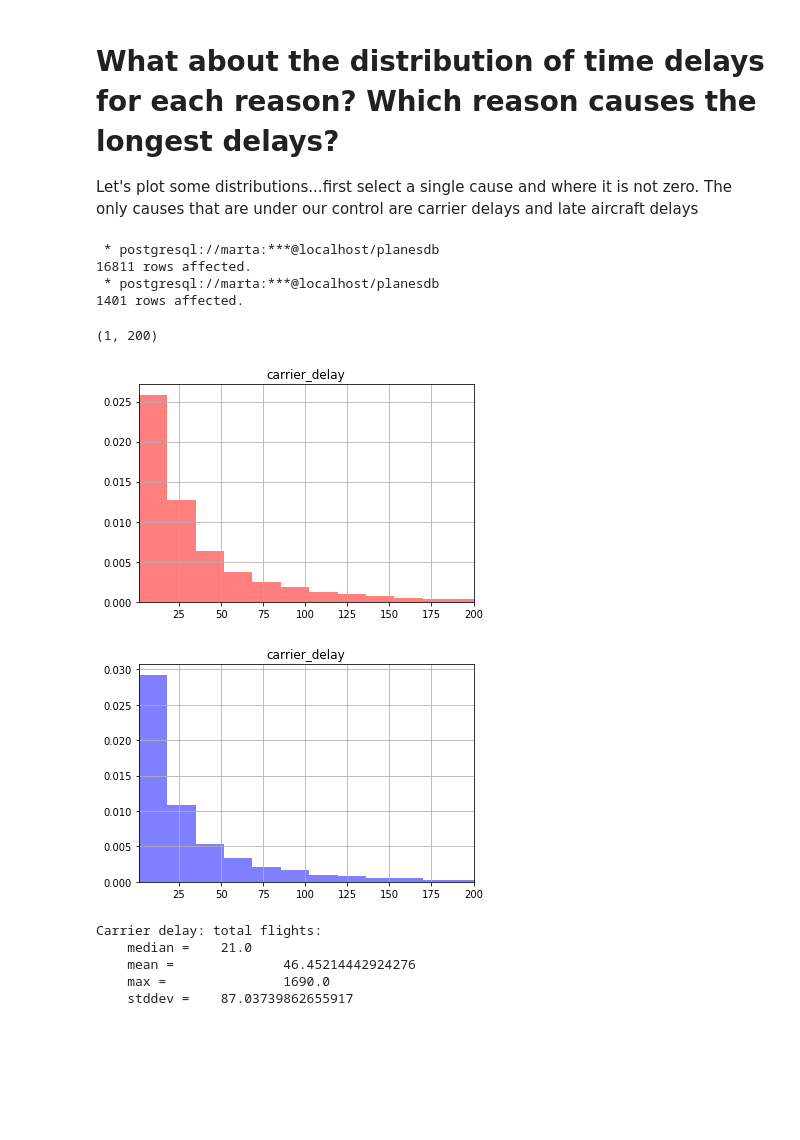
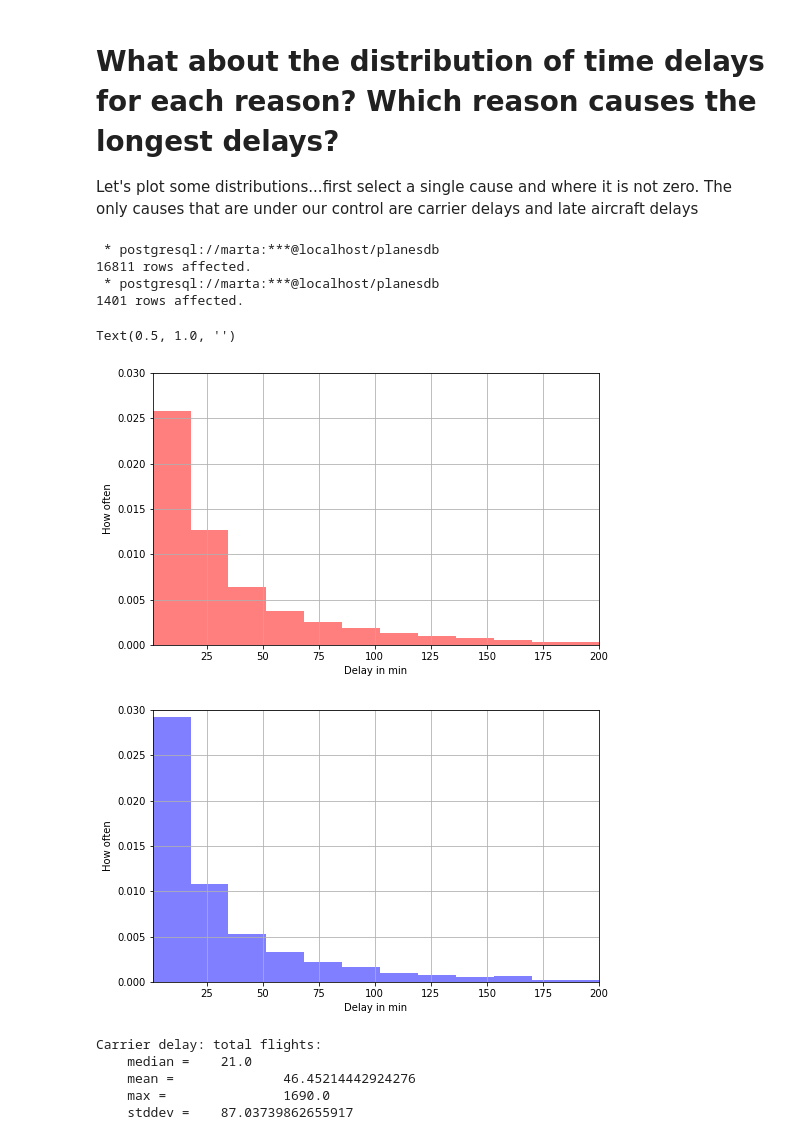
Before and after one commit to mmosc/flights, a Jupyter notebook: analysis.ipynb, the cells around one changed output. Drawn from its saved outputs; the diff is of its cells as text; code cells hidden in the pictures; blank space fills up the shorter version.

```diff
--- a/analysis.ipynb
+++ b/analysis.ipynb
@@ -80,22 +101,36 @@ Let's plot some distributions...first select a single cause and where it is not
 # %%
 output = %sql SELECT carrier_delay FROM sfo WHERE carrier_delay != 0;
 carrier_total = output.DataFrame()
 output = %sql SELECT carrier_delay FROM sfo WHERE op_unique_carrier='AA' AND carrier_delay != 0;
 carrier_aa = output.DataFrame()
 
-histogram = carrier_total.hist(column=['carrier_delay'], density=True,bins=100,alpha=0.5,color='red')
+histogram = carrier_total.hist(column=['carrier_delay'], density=True,bins=100,alpha=0.5,color='red',figsize=(8,5))
 histogram[0][0].set_xlim((1,200))
+histogram[0][0].set_ylim((0,0.03))
+plt.xlabel('Delay in min')
+plt.ylabel('How often')
 
-histogram = carrier_aa.hist(column=['carrier_delay'], density=True,bins=100,alpha=0.5,color='blue')
+plt.title(None)
+plt.savefig('./presentation/figures/carrier_total.pdf')
+#ax.legend(["Carrier Delay", "Weather Delay", "NAS Delay", "Security Delay", "Late Aircraft Delay"], bbox_to_anchor=(1.5,0.3),loc="upper right");
+#plt.savefig('./presentation/figures/pie_total.pdf')
+
+histogram = carrier_aa.hist(column=['carrier_delay'], density=True,bins=100,alpha=0.5,color='blue',figsize=(8,5))
 histogram[0][0].set_xlim((1,200))
+histogram[0][0].set_ylim((0,0.03))
+plt.xlabel('Delay in min')
+plt.ylabel('How often')
+
+plt.title(None)
+plt.savefig('./presentation/figures/carrier_aa.pdf')
 # %% [output]
  * postgresql://marta:***@localhost/planesdb
 16811 rows affected.
  * postgresql://marta:***@localhost/planesdb
 1401 rows affected.
-(1, 200)
+Text(0.5, 1.0, '')
-[figure, old version]
+[figure, new version]
-[figure, old version]
+[figure, new version]
 # %%
 print("Carrier delay: total flights:\n\
     median =\t{}\n\
```
Also changed, not shown: parts of 6 cells of this notebook, 3 other files.
